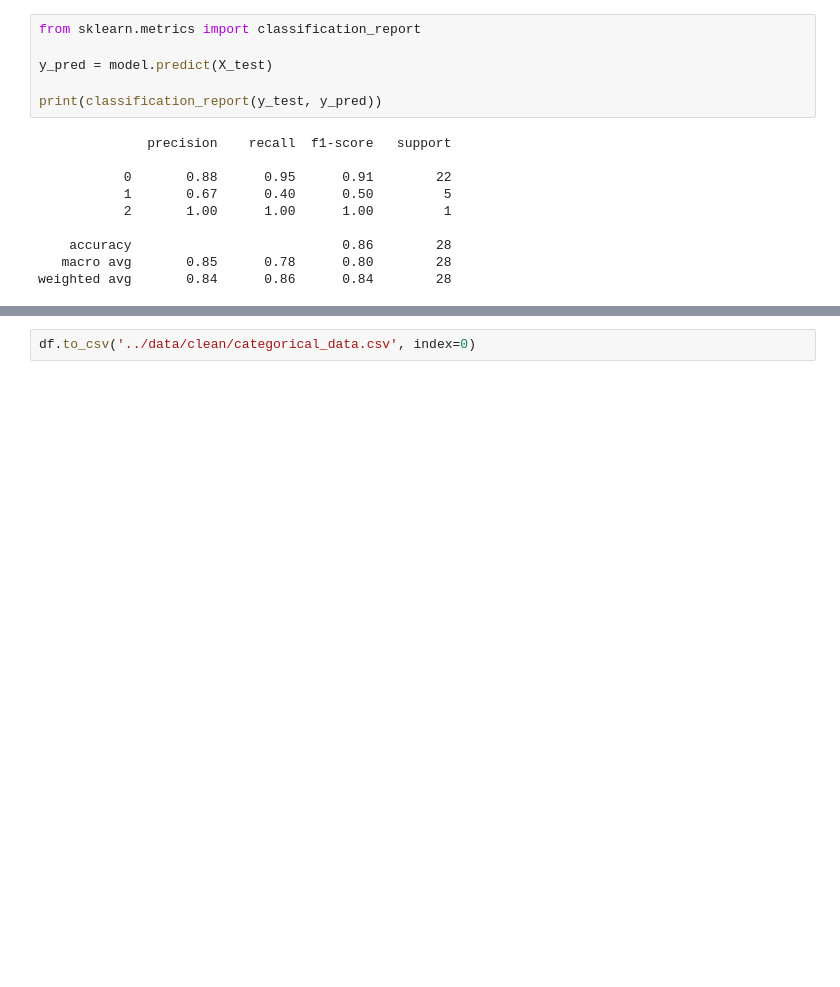
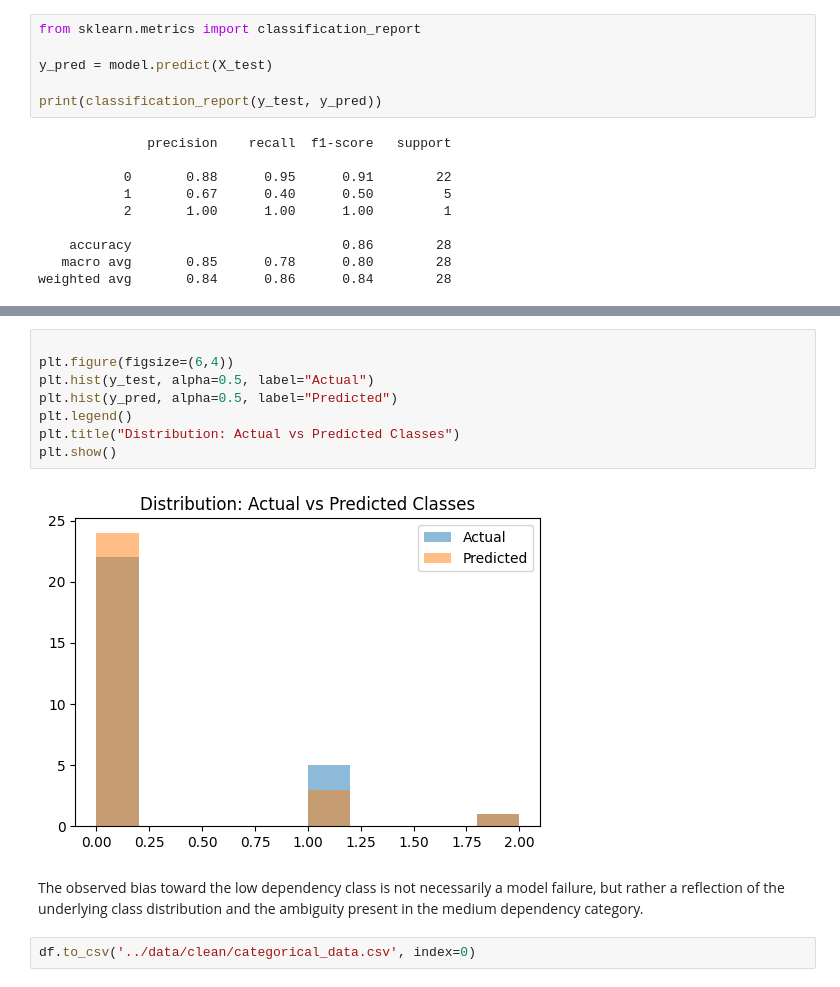
Before and after one commit to Leop-SR/Human-AI-Interaction-Research, a Jupyter notebook: notebooks/04-Naive_bayes.ipynb, the cells around one changed output, grey strips where cells are left out. Drawn from its saved outputs; the diff is of its cells as text; blank space fills up the shorter version.

```diff
--- a/notebooks/04-Naive_bayes.ipynb
+++ b/notebooks/04-Naive_bayes.ipynb
@@ -138,2 +173,14 @@ print(cm)
+# %%
+
+plt.figure(figsize=(6,4))
+plt.hist(y_test, alpha=0.5, label="Actual")
+plt.hist(y_pred, alpha=0.5, label="Predicted")
+plt.legend()
+plt.title("Distribution: Actual vs Predicted Classes")
+plt.show()
+# %% [output]
+[figure, added]
+# %% [markdown]
+The observed bias toward the low dependency class is not necessarily a model failure, but rather a reflection of the underlying class distribution and the ambiguity present in the medium dependency category.
 # %%
 df.to_csv('../data/clean/categorical_data.csv', index=0)
```
Also changed, not shown: parts of 7 cells of this notebook, 17 other files.
